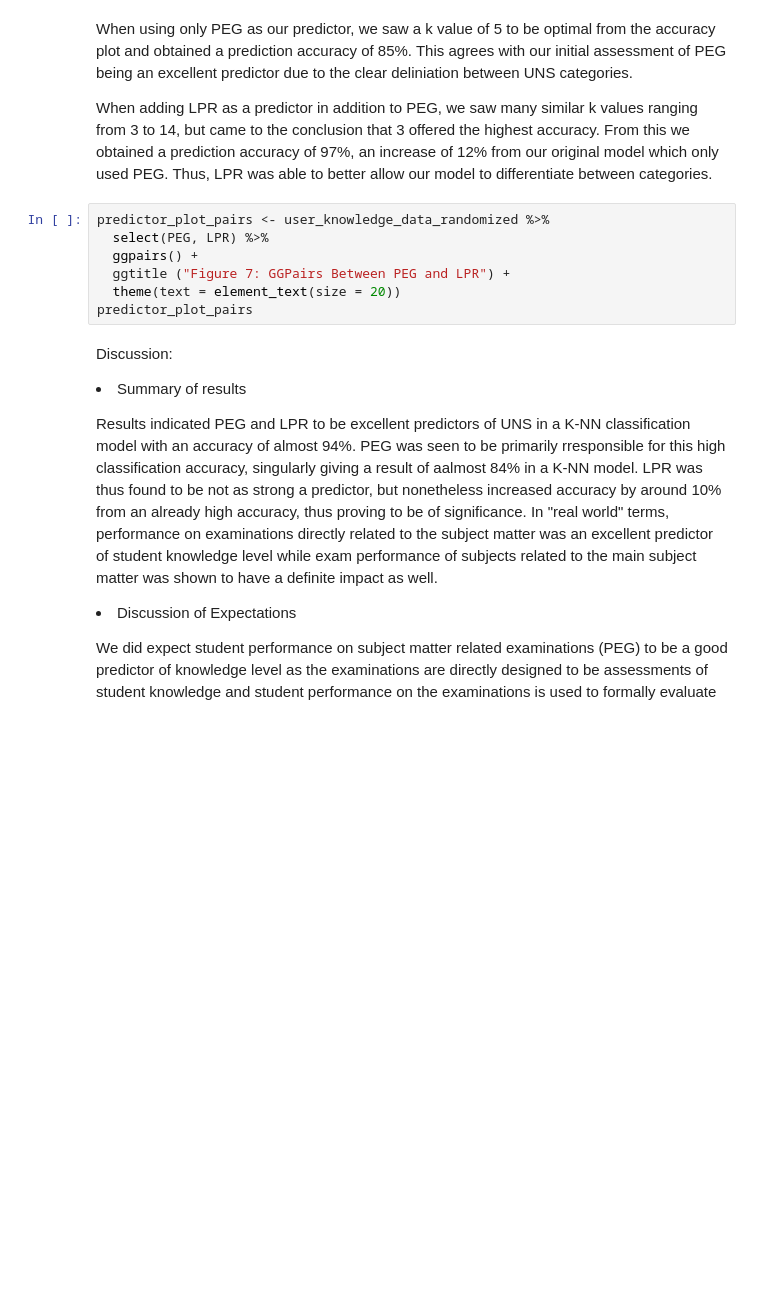
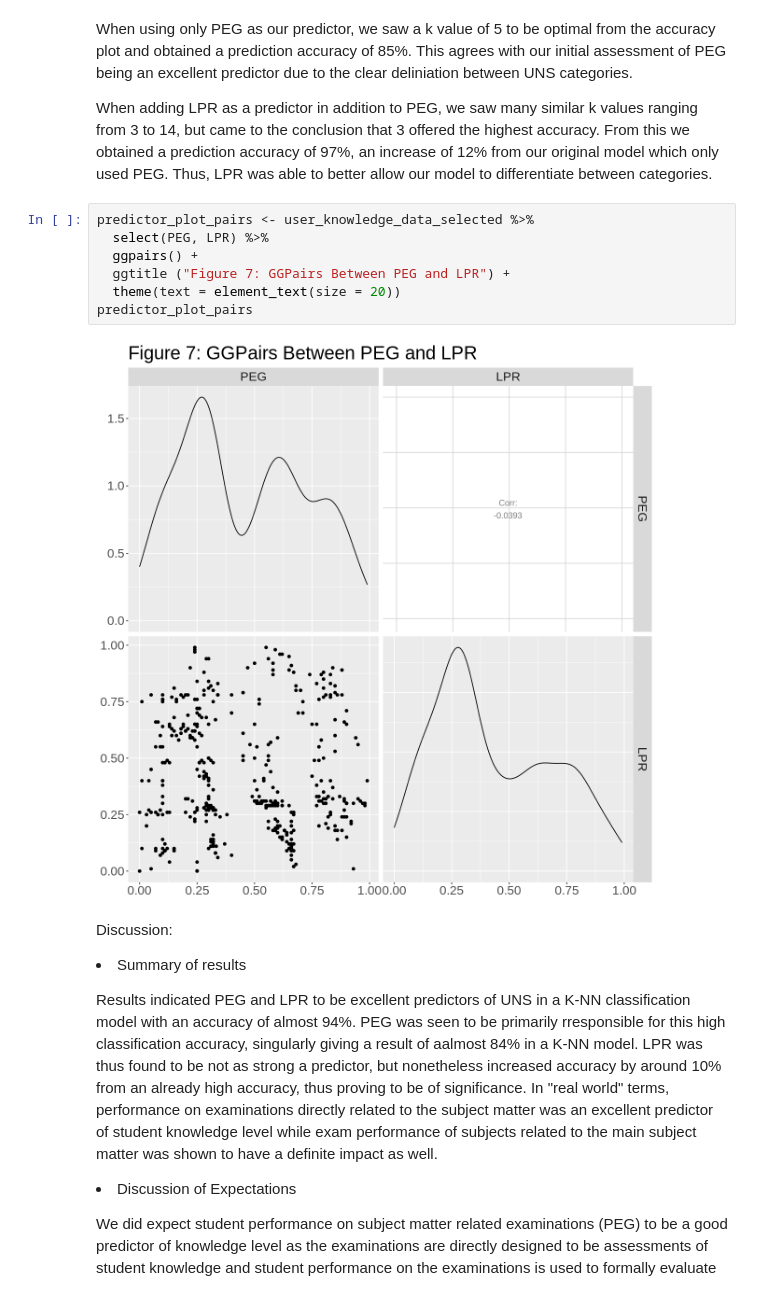
Before and after one commit to moirarenata/Analysis-of-Attributes-Relating-to-User-Knowledge-Levels-Pertaining-to-DC-Machines-in-a-Given-Datase, a Jupyter notebook: project_actual_allvalues.ipynb, the cells around one changed output. Saved outputs shown, nothing was run; the diff lists cells and outputs as text; blank space fills up the shorter version.

Commit message:
Final version - resolved box plot and k selection comments
Post-office hours version

```diff
--- a/project_actual_allvalues.ipynb
+++ b/project_actual_allvalues.ipynb
@@ -458,12 +561,14 @@ When using only PEG as our predictor, we saw a k value of 5 to be optimal from t
 
 When adding LPR as a predictor in addition to PEG, we saw many similar k values ranging from 3 to 14, but came to the conclusion that 3 offered the highest accuracy. From this we obtained a prediction accuracy of 97%, an increase of 12% from our original model which only used PEG. Thus, LPR was able to better allow our model to differentiate between categories.
 # %%
-predictor_plot_pairs <- user_knowledge_data_randomized %>%
+predictor_plot_pairs <- user_knowledge_data_selected %>%
   select(PEG, LPR) %>%
   ggpairs() +
   ggtitle ("Figure 7: GGPairs Between PEG and LPR") +
   theme(text = element_text(size = 20))
 predictor_plot_pairs
+# %% [output]
+[figure, added]
 # %% [markdown]
 Discussion:
 
```
Also changed, not shown: parts of 14 cells of this notebook.
